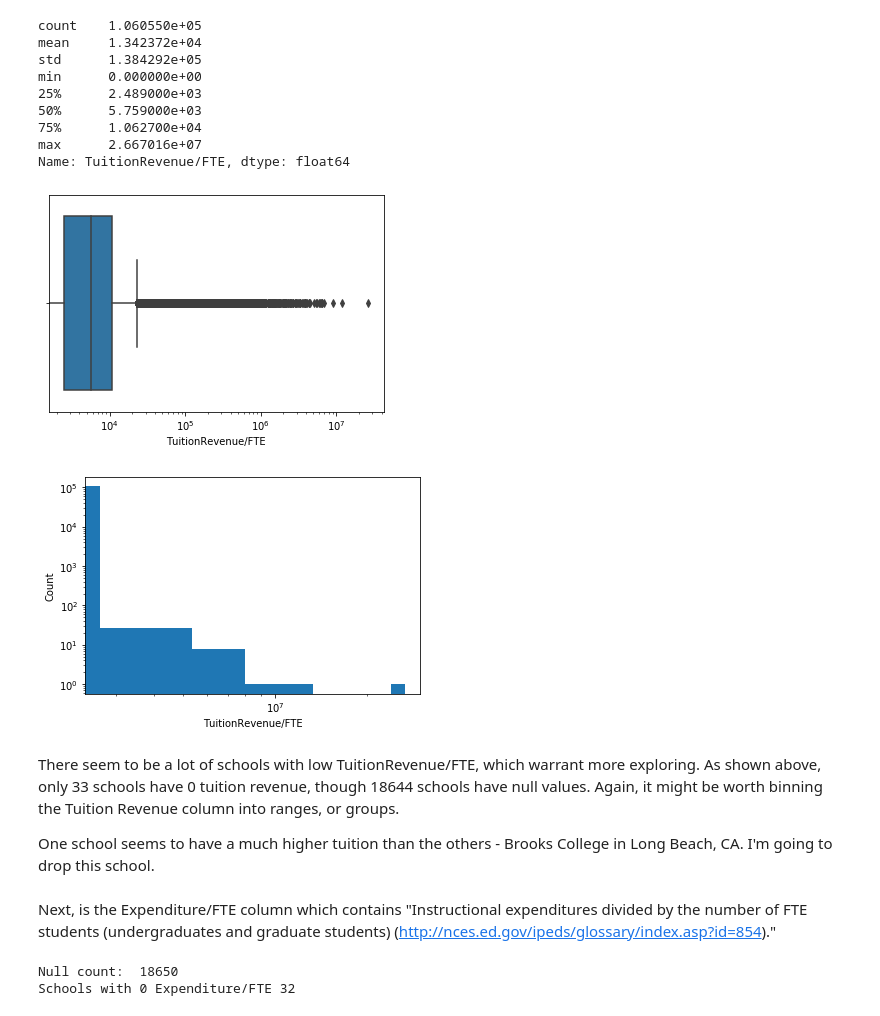
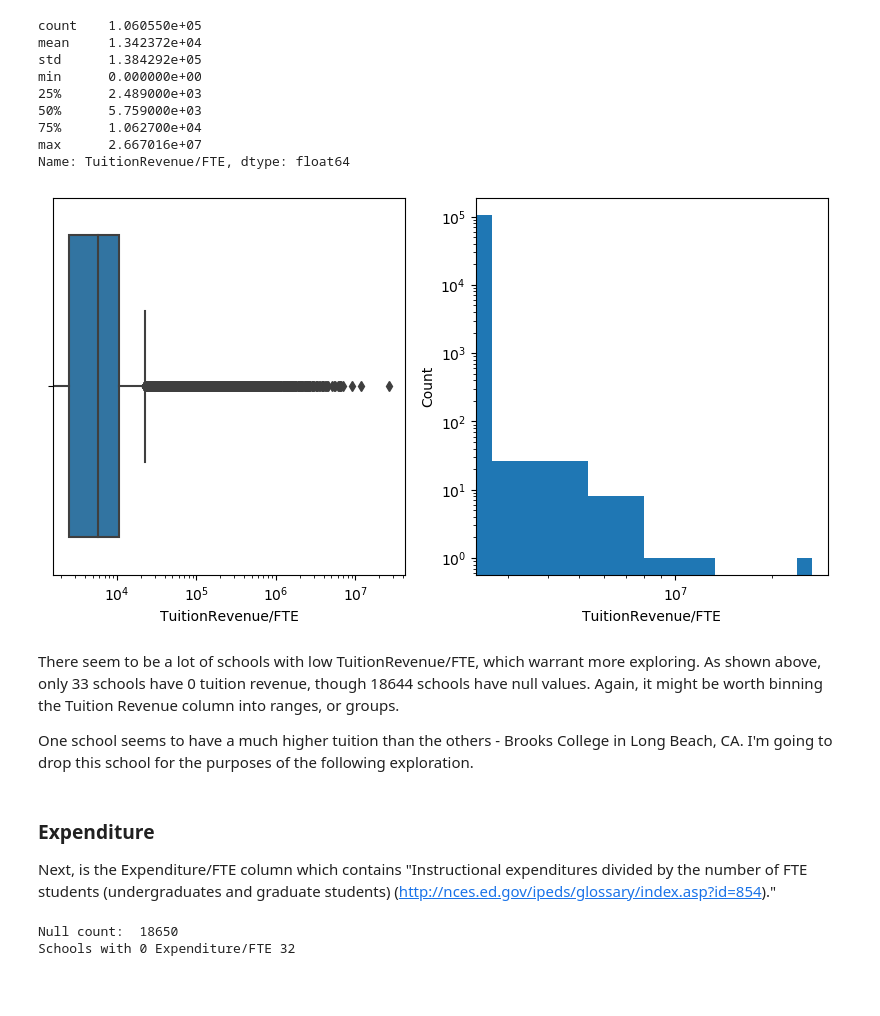
Before and after one commit to kregier/Springboard, a Jupyter notebook: Capstone2/CollegeScorecard-EDA.ipynb, the cells around one changed output. Saved outputs shown, nothing was run; the diff lists cells and outputs as text; code cells hidden in the pictures; blank space fills up the shorter version.

Commit message:
Updated EDA with more bivariate plots and some lm plots

```diff
--- a/Capstone2/CollegeScorecard-EDA.ipynb
+++ b/Capstone2/CollegeScorecard-EDA.ipynb
@@ -528,31 +537,32 @@ min      0.000000e+00
 75%      1.062700e+04
 max      2.667016e+07
 Name: TuitionRevenue/FTE, dtype: float64
-# %%
-sns.boxplot('TuitionRevenue/FTE', data=data)
-plt.xscale('log')
-plt.show()
-# %% [output]
-[figure, removed]
 # %%
+fig=plt.figure(figsize=(10,5), dpi= 100, facecolor='w', edgecolor='k')
+plt.subplot(1, 2, 1)
+sns.boxplot('TuitionRevenue/FTE', data=data)
+plt.xscale('log')
+
+plt.subplot(1, 2, 2)
 plt.hist(data['TuitionRevenue/FTE'])
 plt.xlabel('TuitionRevenue/FTE')
 plt.ylabel('Count')
 plt.xscale('log')
 plt.yscale('log')
 plt.show()
 # %% [output]
-[figure, old version]
+[figure, new version]
 # %% [markdown]
 There seem to be a lot of schools with low TuitionRevenue/FTE, which warrant more exploring. As shown above, only 33 schools have 0 tuition revenue, though 18644 schools have null values. Again, it might be worth binning the Tuition Revenue column into ranges, or groups.
 
-One school seems to have a much higher tuition than the others - Brooks College in Long Beach, CA. I'm going to drop this school.
+One school seems to have a much higher tuition than the others - Brooks College in Long Beach, CA. I'm going to drop this school for the purposes of the following exploration.
 # %%
 high_tuition_school = data['TuitionRevenue/FTE'].max()
 high_tuition = data.loc[data['TuitionRevenue/FTE']==high_tuition_school]
 high_tuition.head()
 data.drop(high_tuition.index, inplace=True)
 # %% [markdown]
+### Expenditure
 Next, is the Expenditure/FTE column which contains "Instructional expenditures divided by the number of FTE students (undergraduates and graduate students) (http://nces.ed.gov/ipeds/glossary/index.asp?id=854)."
 # %%
 print('Null count: ', data['Expenditure/FTE'].isnull().sum())
```
Also changed, not shown: parts of 125 cells of this notebook.
